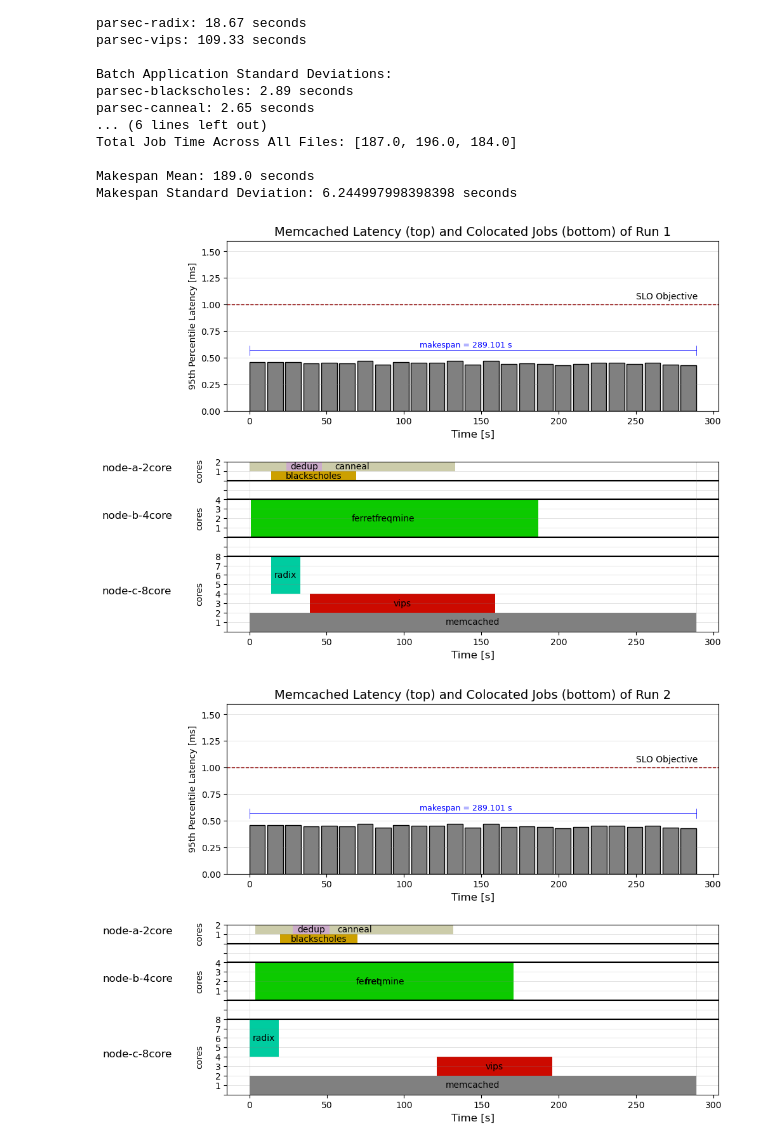
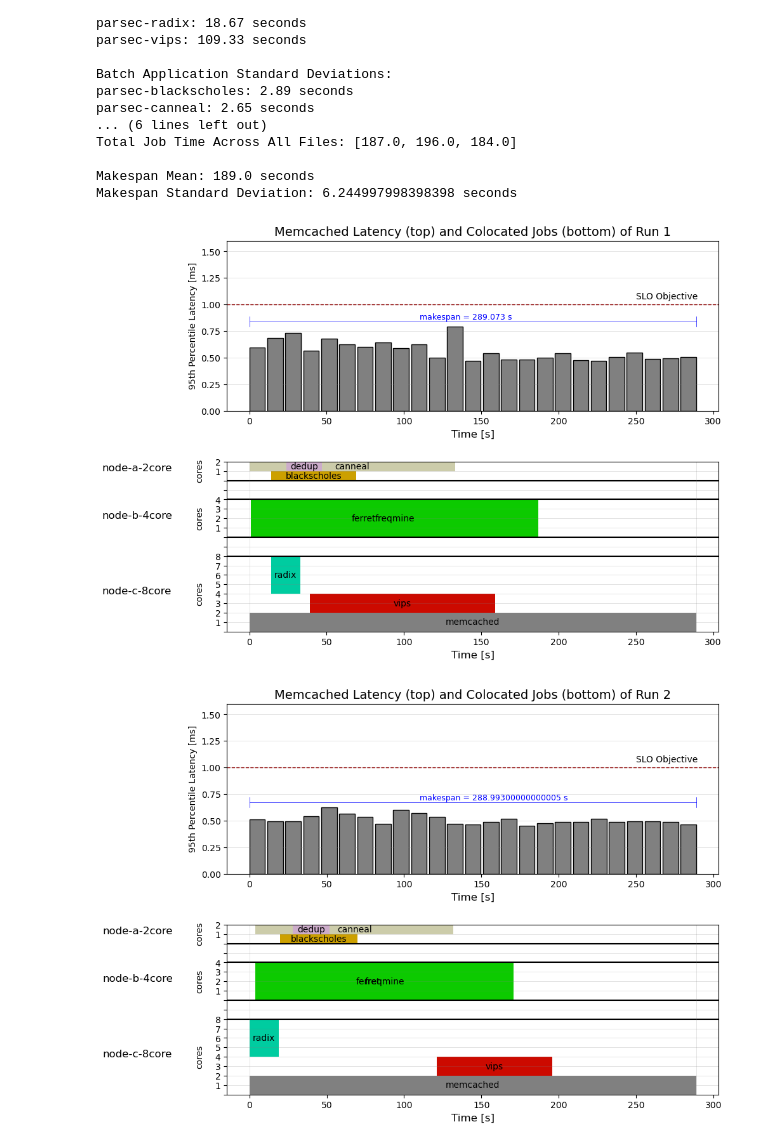
Before and after one commit to czanoli/ETH-Cloud-Computing-Architectures-2024, a Jupyter notebook: part3/plots.ipynb, the cells around one changed output. Saved outputs shown, nothing was run; the diff lists cells and outputs as text; code cells hidden in the pictures.

Commit message:
minor changes to plot3 and bugfix

```diff
--- a/part3/plots.ipynb
+++ b/part3/plots.ipynb
@@ -195,21 +195,24 @@ for file in mcperf_files:
 colors = {'canneal': '#CCCCAA', 'dedup': '#CCACCA', 'blackscholes': '#CCA000',
           'ferret': '#AACCCA', 'freqmine': '#0CCA00',
           'memcached': 'grey', 'radix': '#00CCA0', 'vips': '#CC0A00'}
+jobs = ['blackscholes', 'canneal', 'dedup', 'ferret', 'freqmine', 'radix', 'vips']
+jobs_pos_hbars = [(16, 1), (17, 1), (17, 1), (10, 4), (10, 4), (4, 4), (2, 2)]
+jobs_pos_annotations = [16.5, 17.5, 17.5, 12, 12, 6, 3]
 
-for i in range(n_runs):
+for i, df in enumerate(mcperf_dfs):
     fig, (ax1, ax2) = plt.subplots(nrows=2, ncols=1, figsize=(10,8), dpi=100)
     fig.subplots_adjust(hspace=0.3)
 
     ## ------ First Subplot ------ ##
-    x = df['cum_ts_span'] - df['cum_ts_span'][0]/2    #offset to align the starting time of the forst copntainer to x=0
+    x = df['cum_ts_span'] - df['cum_ts_span'][0]/2    #offset to align the starting time of the first container to x=0
     y = df['p95']/1000.0
     ax1.bar(x, y, width=df['ts_span'], color='grey', edgecolor='black', linewidth=1)
     slo_objective = ax1.axhline(y=1, color='darkred', linestyle='--', linewidth=1)
     ax1.annotate('SLO Objective', xy=(250, 1.05), color='black')
-    ax1.plot([0, df['cum_ts_span'].iloc[-1]], [y.max() + 0.1, y.max() + 0.1], color='blue', linestyle='-', linewidth=0.5)
-    ax1.plot([0, 0], [y.max() + 0.05, y.max() + 0.14], color='blue', linestyle='-', linewidth=0.5)
-    ax1.plot([df['cum_ts_span'].iloc[-1], df['cum_ts_span'].iloc[-1]], [y.max() + 0.05, y.max() + 0.14], color='blue', linestyle='-', linewidth=0.5)
-    ax1.annotate(f'makespan = {df['cum_ts_span'].iloc[-1]} s', xy=(110, y.max() + 0.125), color='blue', fontsize=9)
+    ax1.plot([0, df['cum_ts_span'].iloc[-1]], [y.max() + 0.05, y.max() + 0.05], color='blue', linestyle='-', linewidth=0.5)
+    ax1.plot([0, 0], [y.max(), y.max() + 0.1], color='blue', linestyle='-', linewidth=0.5)
+    ax1.plot([df['cum_ts_span'].iloc[-1], df['cum_ts_span'].iloc[-1]], [y.max(), y.max() + 0.1], color='blue', linestyle='-', linewidth=0.5)
+    ax1.annotate(f'makespan = {df['cum_ts_span'].iloc[-1]} s', xy=(110, y.max() + 0.07), color='blue', fontsize=9)
 
     # Style
     ax1.set_xticks([0, 50, 100, 150, 200, 250, 300])
@@ -224,40 +227,11 @@ for i in range(n_runs):
 
     ## ------ Second Subplot ------ ##
     # In order of appearance in pods_{i}.txt (as in arranged_times and relative_start_times):
-    # Blackscholes
-    ax2.broken_barh([(relative_start_times[i][0], arranged_times[i][0])], (16, 1), facecolors = colors['blackscholes'])
-    ax2.annotate('blackscholes', ((relative_start_times[i][0]*2 + arranged_times[i][0])/2, 16.5), color = 'black',
-                 horizontalalignment='center', verticalalignment='center')
-
-    # Canneal
-    ax2.broken_barh([(relative_start_times[i][1], arranged_times[i][1])], (17, 1), facecolors = colors['canneal'])
-    ax2.annotate('canneal', ((relative_start_times[i][1]*2 + arranged_times[i][1])/2, 17.5), color = 'black',
-                 horizontalalignment='center', verticalalignment='center')
-
-    # Dedup
-    ax2.broken_barh([(relative_start_times[i][2], arranged_times[i][2])], (17, 1), facecolors = colors['dedup'])
-    ax2.annotate('dedup', ((relative_start_times[i][2]*2 + arranged_times[i][2])/2, 17.5), color = 'black',
-                 horizontalalignment='center', verticalalignment='center')
-
-    # Ferret
-    ax2.broken_barh([(relative_start_times[i][3], arranged_times[i][3])], (10, 4), facecolors = colors['ferret'])
-    ax2.annotate('ferret', ((relative_start_times[i][3]*2 + arranged_times[i][3])/2, 12), color = 'black',
-                 horizontalalignment='center', verticalalignment='center')
-
-    # Freqmine
-    ax2.broken_barh([(relative_start_times[i][4], arranged_times[i][4])], (10, 4), facecolors = colors['freqmine'])
-    ax2.annotate('freqmine', ((relative_start_times[i][4]*2 + arranged_times[i][4])/2, 12), color = 'black',
-                 horizontalalignment='center', verticalalignment='center')
-
-    # Radix
-    ax2.broken_barh([(relative_start_times[i][5], arranged_times[i][5])], (4, 4), facecolors = colors['radix'])
-    ax2.annotate('radix', ((relative_start_times[i][5]*2 + arranged_times[i][5])/2, 6), color = 'black',
-                 horizontalalignment='center', verticalalignment='center')
-
-    # Vips
-    ax2.broken_barh([(relative_start_times[i][6], arranged_times[i][6])], (2, 2), facecolors = colors['vips'])
-    ax2.annotate('vips', ((relative_start_times[i][6]*2 + arranged_times[i][6])/2, 3), color = 'black',
-                 horizontalalignment='center', verticalalignment='center')
+    for job in jobs:
+        ax2.broken_barh([(relative_start_times[i][jobs.index(job)], arranged_times[i][jobs.index(job)])],
+                        jobs_pos_hbars[jobs.index(job)], facecolors = colors[job])
+        ax2.annotate(job, ((relative_start_times[i][jobs.index(job)]*2 + arranged_times[i][jobs.index(job)])/2,
+                     jobs_pos_annotations[jobs.index(job)]), color = 'black', horizontalalignment='center', verticalalignment='center')
 
     # Memcached
     ax2.broken_barh([(0, memcached_spans[i])], (0, 2), facecolors = colors['memcached'])
@@ -265,32 +239,32 @@ for i in range(n_runs):
                  horizontalalignment='center', verticalalignment='center')
 
     # Style
     ax2.set_xticks([0, 50, 100, 150, 200, 250, 300])
     ax2.set_xlabel("Time [s]", fontsize = 12)
 
     ax2.set_ylim(0, 18)
     ax2.set_yticks([0, 1, 2, 3, 4, 5, 6, 7, 8, 9, 10, 11, 12, 13, 14, 15, 16, 17, 18])
     ax2.set_yticklabels(['', '1', '2', '3', '4', '5', '6', '7', '8', '', '', '1', '2', '3', '4', '', '', '1', '2'])
 
     ax2.grid(axis='y', color='grey', linewidth=0.5, alpha=0.3)
     ax2.axhline(y=8, color='black', linestyle='-')
     ax2.axhline(y=10, color='black', linestyle='-')
     ax2.axhline(y=14, color='black', linestyle='-')
     ax2.axhline(y=16, color='black', linestyle='-')
     ax2.axvline(x=0, color='grey', linewidth=0.5, alpha=0.3)
     ax2.axvline(x=memcached_spans[i], color='grey', linewidth=0.5, alpha=0.3)
 
     ax2.text(-95, 4, 'node-c-8core', rotation=0, fontsize=12)
     ax2.text(-35, 3, 'cores', rotation=90, fontsize=10)
 
     ax2.text(-95, 12, 'node-b-4core', rotation=0, fontsize=12)
     ax2.text(-35, 11, 'cores', rotation=90, fontsize=10)
 
     ax2.text(-95, 17, 'node-a-2core', rotation=0, fontsize=12)
     ax2.text(-35, 16, 'cores', rotation=90, fontsize=10)
 
     plt.show()
     #plt.savefig("plot_" + str(i) + ".pdf", bbox_inches = "tight")
 # %% [output]
-[figure, old version]
+[figure, new version]
-[figure, old version]
+[figure, new version]
```
Also changed, not shown: parts of 1 cell of this notebook.
